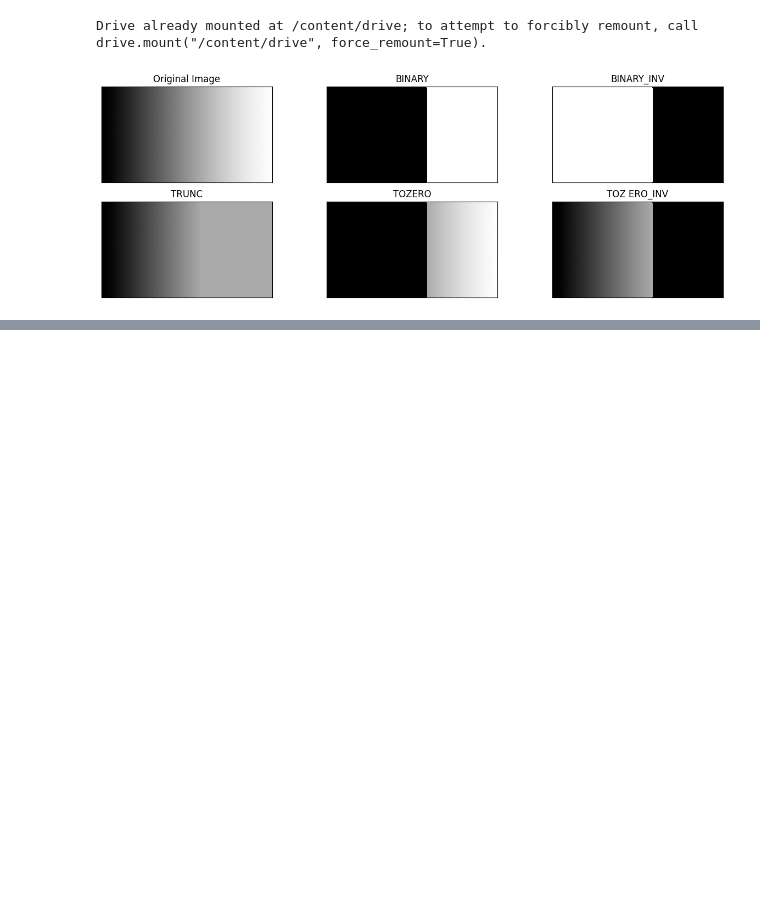
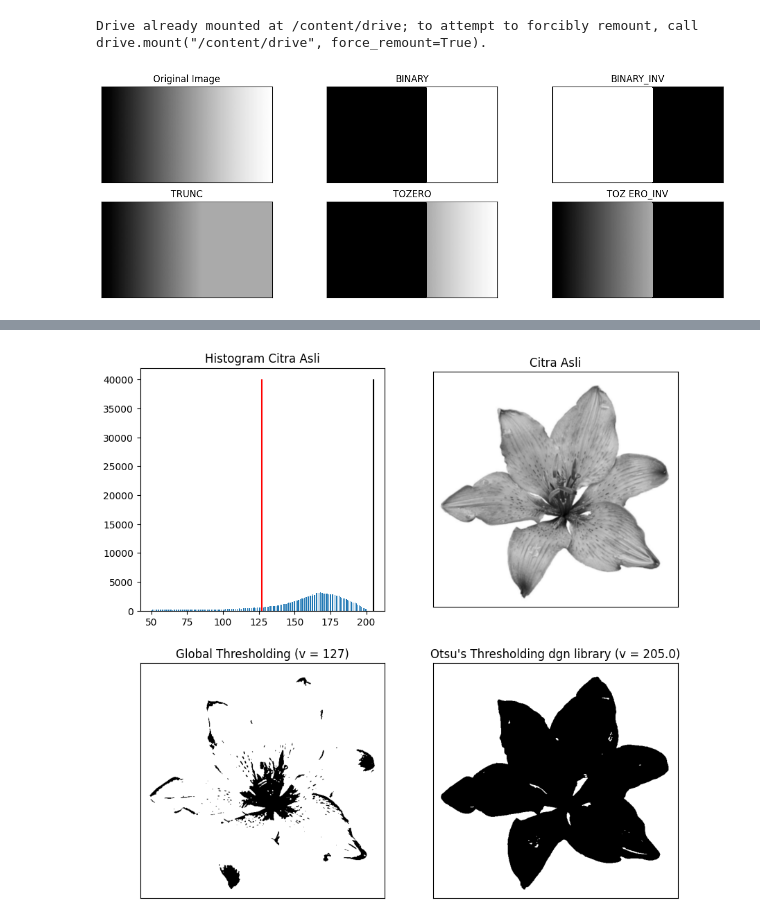
Before and after one commit to novita824/PCVK_Genap_2023, a Jupyter notebook: Week11.ipynb, the cells around one changed output, grey strips where cells are left out. Drawn from its saved outputs; the diff is of its cells as text; code cells hidden in the pictures; blank space fills up the shorter version.

```diff
--- a/Week11.ipynb
+++ b/Week11.ipynb
@@ -44,0 +66,27 @@ plt.show()
+# %%
+# Dengan Library
+filename = ('/content/drive/MyDrive/lily.jpg')
+img = cv.imread(filename,0)
+blur = cv.GaussianBlur(img,(5,5),0)
+thresh = 127
+
+ret,th1 = cv.threshold(blur,thresh,255,cv.THRESH_BINARY)
+ret2,th2 = cv.threshold(blur,0,255,cv.THRESH_BINARY+cv.THRESH_OTSU)
+
+x = ("Otsu's Thresholding dgn library (v = ")+str(ret2)+")"
+titles = ['Citra Asli', 'Global Thresholding (v = 127)', x]
+citra3 = [blur, th1, th2]
+
+plt.figure(figsize = (10,10))
+plt.subplot(2,2,1),plt.hist(blur.ravel(),256,[50,200])
+plt.vlines(ret,0,40000,colors='red')     #garis vertikal merah menunjuka n threshold global 127
+plt.vlines(ret2,0,40000,colors='black')  #garis vertikal hitam menunjukk an threshold 92 hasil otsu's
+plt.title('Histogram Citra Asli')
+for i in range(len(citra3)):
+  plt.subplot(2,2,i+2),plt.imshow(citra3[i],'gray')
+  plt.title(titles[i])
+  plt.xticks([]),plt.yticks([])
+
+plt.show()
+# %% [output]
+[figure, added]
```
Also changed, not shown: parts of 2 cells of this notebook.
